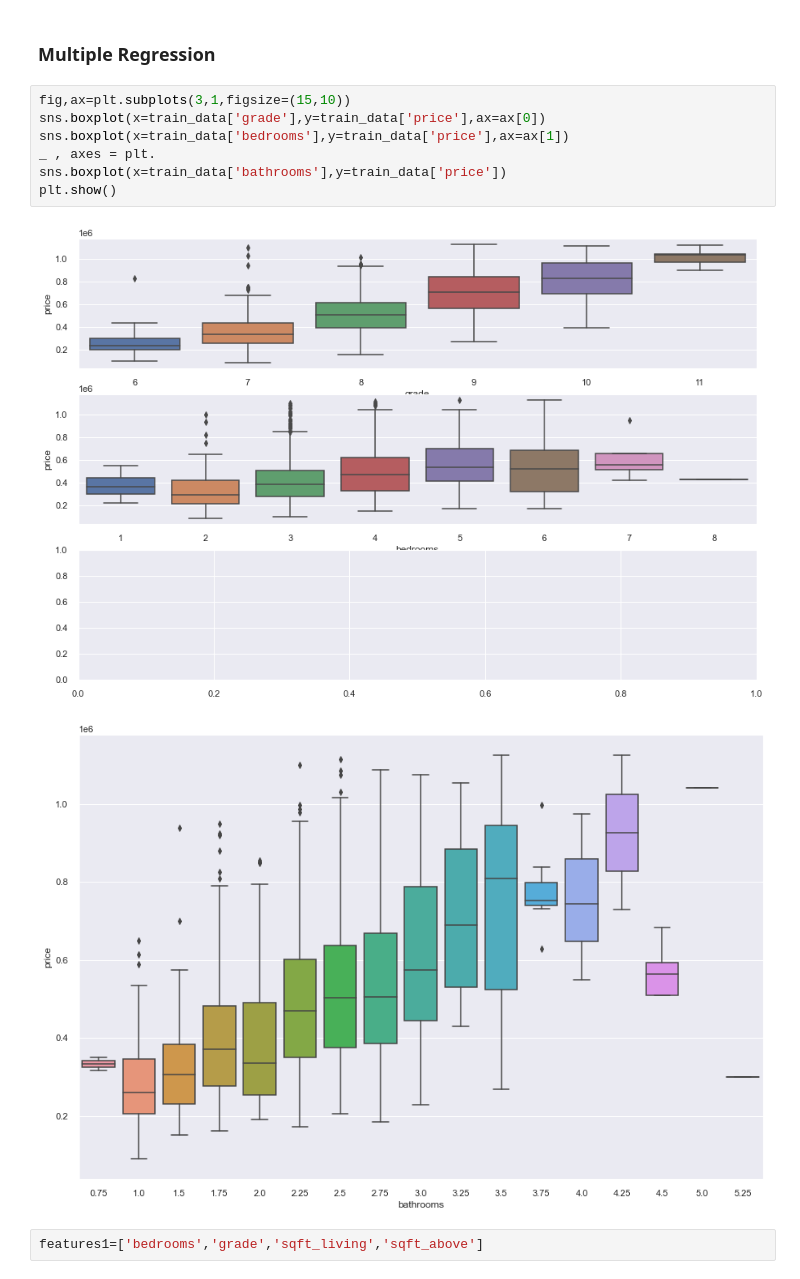
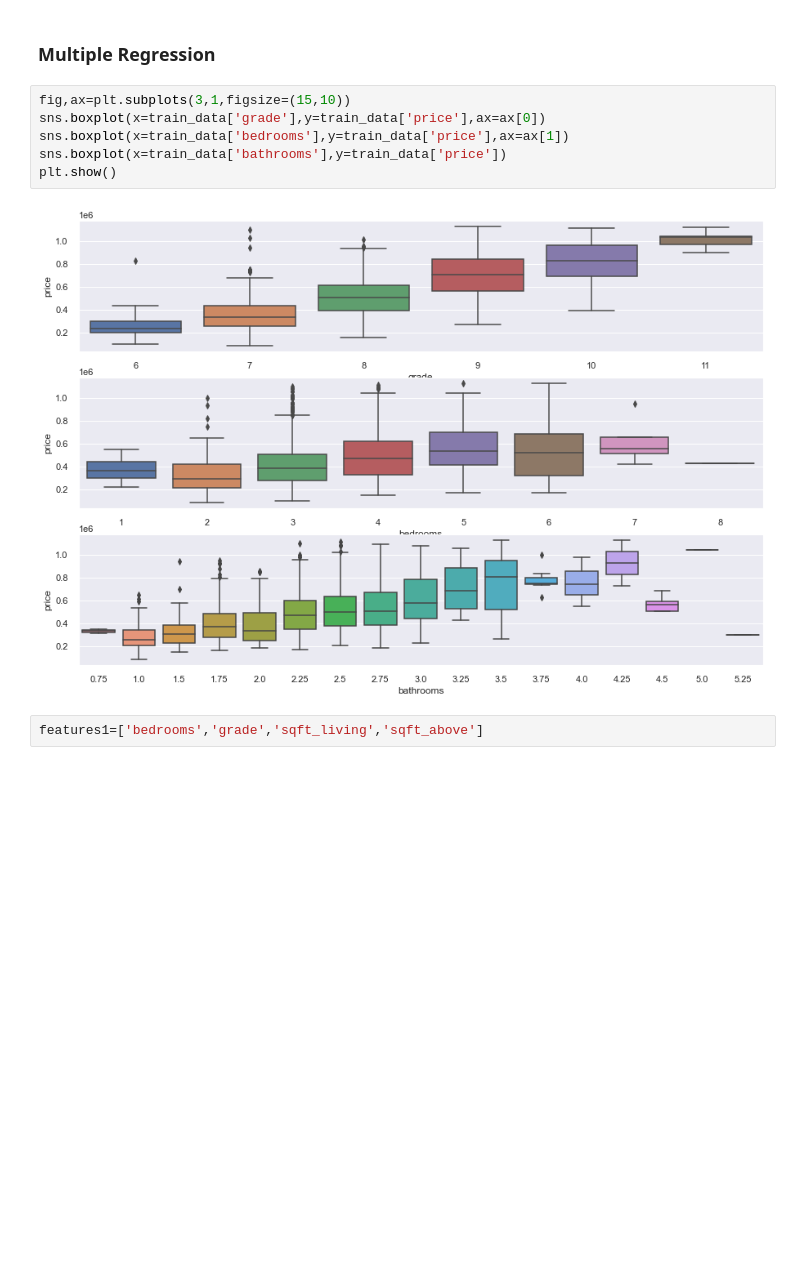
Before and after one commit to olaidekashimawo/King-County-House-Sales, a Jupyter notebook: H_Sale.ipynb, the cells around one changed output. Cells and saved outputs as stored; diff of their text form; blank space fills up the shorter version.

```diff
--- a/H_Sale.ipynb
+++ b/H_Sale.ipynb
@@ -745,13 +745,11 @@ coeeficient [[159322.44825912]]
 # %%
 fig,ax=plt.subplots(3,1,figsize=(15,10))
 sns.boxplot(x=train_data['grade'],y=train_data['price'],ax=ax[0])
 sns.boxplot(x=train_data['bedrooms'],y=train_data['price'],ax=ax[1])
-_ , axes = plt.
 sns.boxplot(x=train_data['bathrooms'],y=train_data['price'])
 plt.show()
 # %% [output]
-[figure, old version]
+[figure, new version]
-[figure, removed]
 # %%
 features1=['bedrooms','grade','sqft_living','sqft_above']
 # %%
```
Also changed, not shown: parts of 5 cells of this notebook.
